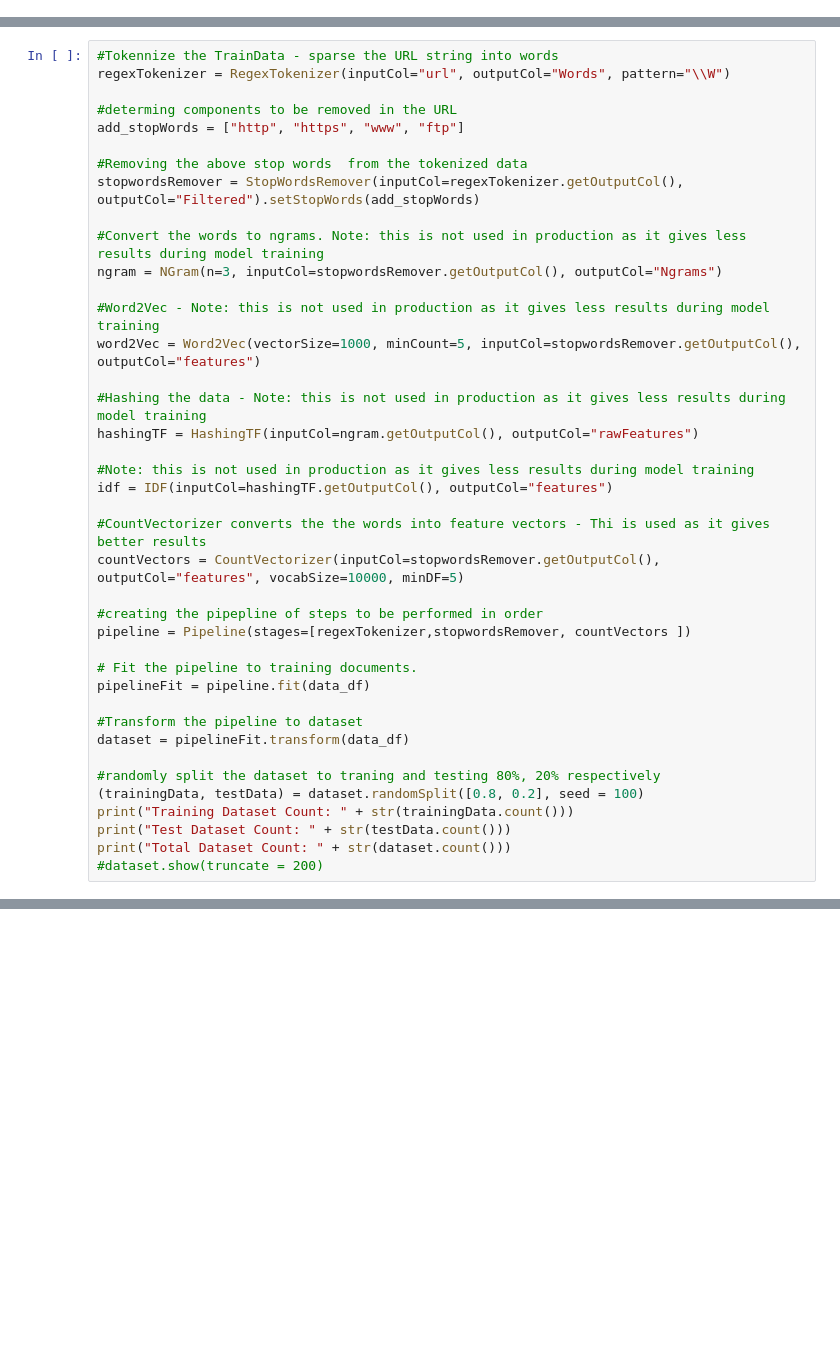
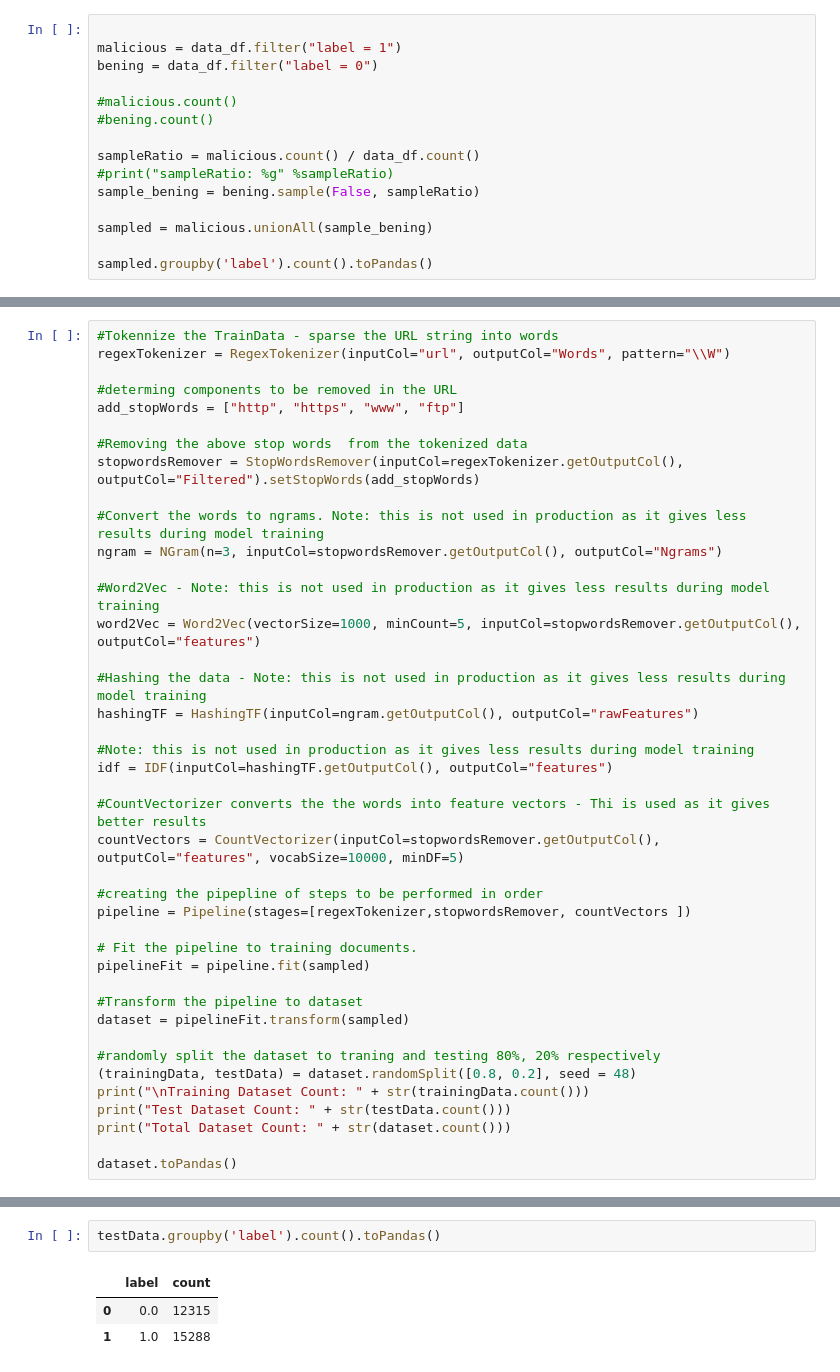
Before and after one commit to rlilojr/Detecting-Malicious-URL-Machine-Learning, a Jupyter notebook: source_code.ipynb, the cells around one changed output, grey strips where cells are left out. Saved outputs shown, nothing was run; the diff lists cells and outputs as text; blank space fills up the shorter version.

```diff
--- a/source_code.ipynb
+++ b/source_code.ipynb
@@ -45,0 +57,15 @@ data_df = spark.read.csv(path='processed_data/dataset_customized.csv',
+# %%
+
+malicious = data_df.filter("label = 1")
+bening = data_df.filter("label = 0")
+
+#malicious.count()
+#bening.count()
+
+sampleRatio = malicious.count() / data_df.count()
+#print("sampleRatio: %g" %sampleRatio)
+sample_bening = bening.sample(False, sampleRatio)
+
+sampled = malicious.unionAll(sample_bening)
+
+sampled.groupby('label').count().toPandas()
@@ -72,15 +104,16 @@ countVectors = CountVectorizer(inputCol=stopwordsRemover.getOutputCol(), outputC
 pipeline = Pipeline(stages=[regexTokenizer,stopwordsRemover, countVectors ])
 
 # Fit the pipeline to training documents.
-pipelineFit = pipeline.fit(data_df)
+pipelineFit = pipeline.fit(sampled)
 
 #Transform the pipeline to dataset
-dataset = pipelineFit.transform(data_df)
+dataset = pipelineFit.transform(sampled)
 
 #randomly split the dataset to traning and testing 80%, 20% respectively
-(trainingData, testData) = dataset.randomSplit([0.8, 0.2], seed = 100)
-print("Training Dataset Count: " + str(trainingData.count()))
+(trainingData, testData) = dataset.randomSplit([0.8, 0.2], seed = 48)
+print("\nTraining Dataset Count: " + str(trainingData.count()))
 print("Test Dataset Count: " + str(testData.count()))
 print("Total Dataset Count: " + str(dataset.count()))
-#dataset.show(truncate = 200)
+
+dataset.toPandas()
 # %% [output]
@@ -198,0 +141,6 @@ Average Accuracy on test for 30 run is: 88.5948
+# %%
+testData.groupby('label').count().toPandas()
+# %% [output]
+|  | label | count |
+| 0 | 0.0 | 12315 |
+| 1 | 1.0 | 15288 |
```
Also changed, not shown: parts of 19 cells of this notebook, 34 other files.
